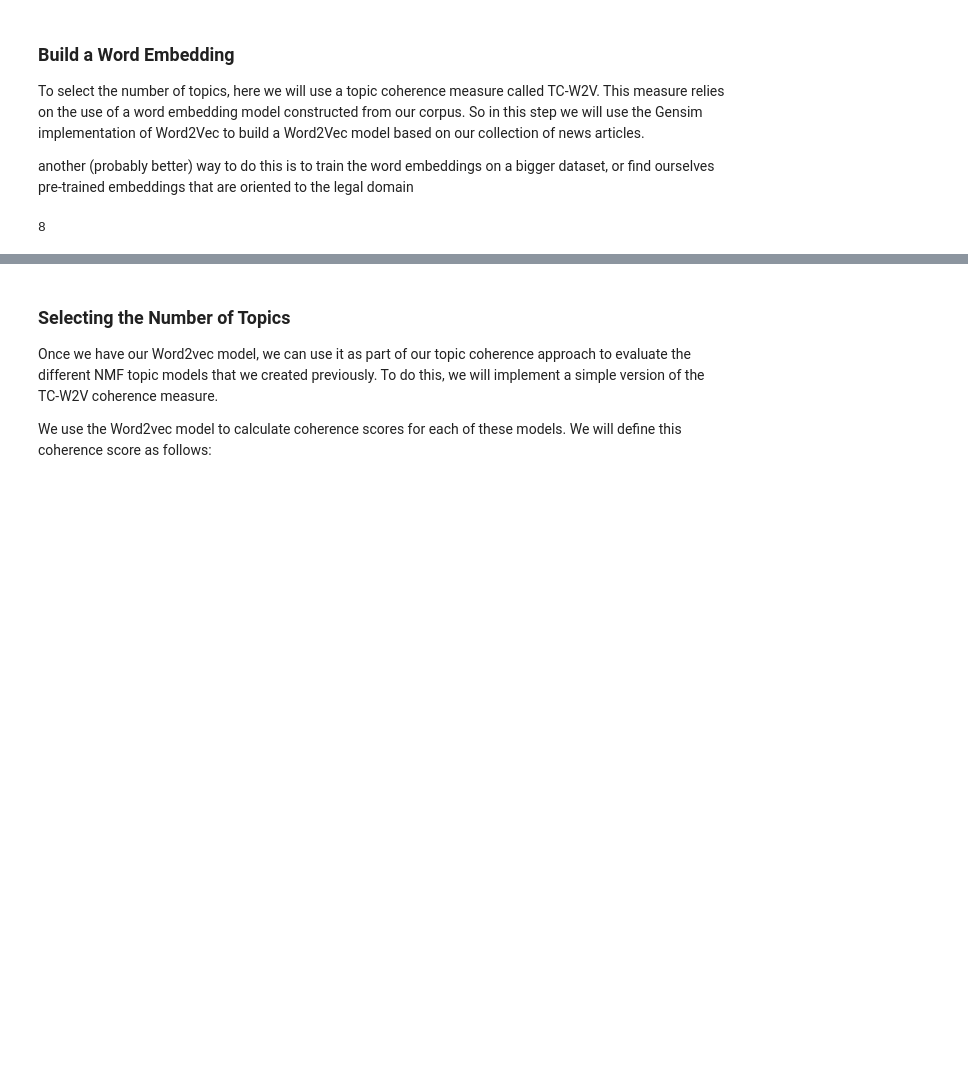
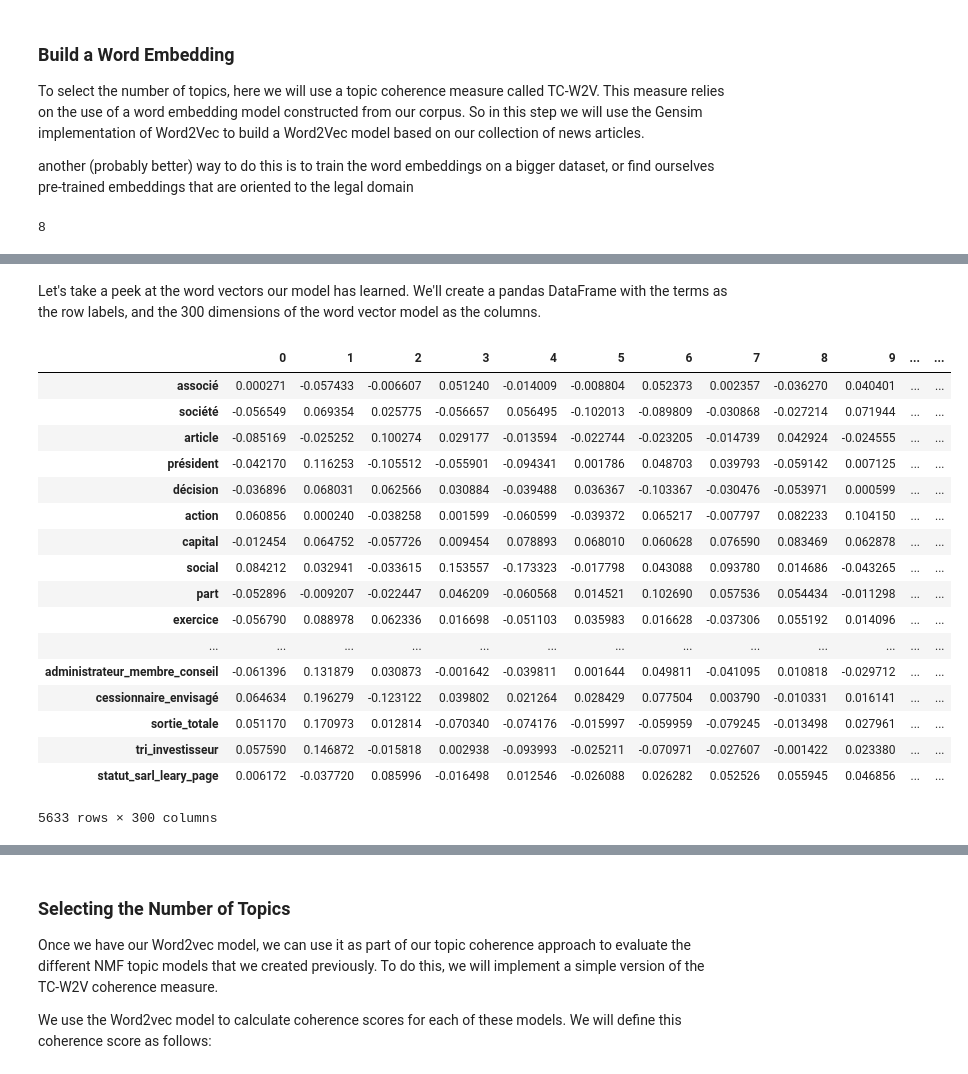
Before and after one commit to alaameloh/Hyperlex_test, a Jupyter notebook: hyperlex_test.ipynb, the cells around one changed output, grey strips where cells are left out. Cells and saved outputs as stored; diff of their text form; code cells hidden in the pictures; blank space fills up the shorter version.

```diff
--- a/hyperlex_test.ipynb
+++ b/hyperlex_test.ipynb
@@ -886,0 +990,38 @@ print (u'{:,} terms in the clause2vec vocabulary.'.format(len(clause2vec.wv.voca
+# %% [markdown]
+Let's take a peek at the word vectors our model has learned. We'll create a pandas DataFrame with the terms as the row labels, and the 300 dimensions of the word vector model as the columns.
+# %%
+# build a list of the terms, integer indices,
+# and term counts from the clause2vec model vocabulary
+ordered_vocab = [(term, voc.index, voc.count)
+                 for term, voc in clause2vec.wv.vocab.items()]
+# sort by the term counts, so the most common terms appear first
+ordered_vocab = sorted(ordered_vocab, key=lambda x : -x[-1])  # x has shape (term, index, count)
+
+# unzip the terms, integer indices, and counts into separate lists
+ordered_terms, term_indices, term_counts = zip(*ordered_vocab)
+
+# create a DataFrame with the clause2vec vectors as data,
+# and the terms as row labels
+word_vectors = pd.DataFrame(clause2vec.wv.syn0norm[term_indices, :],
+                            index=ordered_terms)
+
+word_vectors
+# %% [output]
+|  | 0 | 1 | 2 | 3 | 4 | 5 | 6 | 7 | 8 | 9 | ... | ... |
+| associé | 0.000271 | -0.057433 | -0.006607 | 0.051240 | -0.014009 | -0.008804 | 0.052373 | 0.002357 | -0.036270 | 0.040401 | ... | ... |
+| société | -0.056549 | 0.069354 | 0.025775 | -0.056657 | 0.056495 | -0.102013 | -0.089809 | -0.030868 | -0.027214 | 0.071944 | ... | ... |
+| article | -0.085169 | -0.025252 | 0.100274 | 0.029177 | -0.013594 | -0.022744 | -0.023205 | -0.014739 | 0.042924 | -0.024555 | ... | ... |
+| président | -0.042170 | 0.116253 | -0.105512 | -0.055901 | -0.094341 | 0.001786 | 0.048703 | 0.039793 | -0.059142 | 0.007125 | ... | ... |
+| décision | -0.036896 | 0.068031 | 0.062566 | 0.030884 | -0.039488 | 0.036367 | -0.103367 | -0.030476 | -0.053971 | 0.000599 | ... | ... |
+| action | 0.060856 | 0.000240 | -0.038258 | 0.001599 | -0.060599 | -0.039372 | 0.065217 | -0.007797 | 0.082233 | 0.104150 | ... | ... |
+| capital | -0.012454 | 0.064752 | -0.057726 | 0.009454 | 0.078893 | 0.068010 | 0.060628 | 0.076590 | 0.083469 | 0.062878 | ... | ... |
+| social | 0.084212 | 0.032941 | -0.033615 | 0.153557 | -0.173323 | -0.017798 | 0.043088 | 0.093780 | 0.014686 | -0.043265 | ... | ... |
+| part | -0.052896 | -0.009207 | -0.022447 | 0.046209 | -0.060568 | 0.014521 | 0.102690 | 0.057536 | 0.054434 | -0.011298 | ... | ... |
+| exercice | -0.056790 | 0.088978 | 0.062336 | 0.016698 | -0.051103 | 0.035983 | 0.016628 | -0.037306 | 0.055192 | 0.014096 | ... | ... |
+| ... | ... | ... | ... | ... | ... | ... | ... | ... | ... | ... | ... | ... |
+| administrateur_membre_conseil | -0.061396 | 0.131879 | 0.030873 | -0.001642 | -0.039811 | 0.001644 | 0.049811 | -0.041095 | 0.010818 | -0.029712 | ... | ... |
+| cessionnaire_envisagé | 0.064634 | 0.196279 | -0.123122 | 0.039802 | 0.021264 | 0.028429 | 0.077504 | 0.003790 | -0.010331 | 0.016141 | ... | ... |
+| sortie_totale | 0.051170 | 0.170973 | 0.012814 | -0.070340 | -0.074176 | -0.015997 | -0.059959 | -0.079245 | -0.013498 | 0.027961 | ... | ... |
+| tri_investisseur | 0.057590 | 0.146872 | -0.015818 | 0.002938 | -0.093993 | -0.025211 | -0.070971 | -0.027607 | -0.001422 | 0.023380 | ... | ... |
+| statut_sarl_leary_page | 0.006172 | -0.037720 | 0.085996 | -0.016498 | 0.012546 | -0.026088 | 0.026282 | 0.052526 | 0.055945 | 0.046856 | ... | ... |
+5633 rows × 300 columns
```
Also changed, not shown: parts of 28 cells of this notebook, 6 other files.
